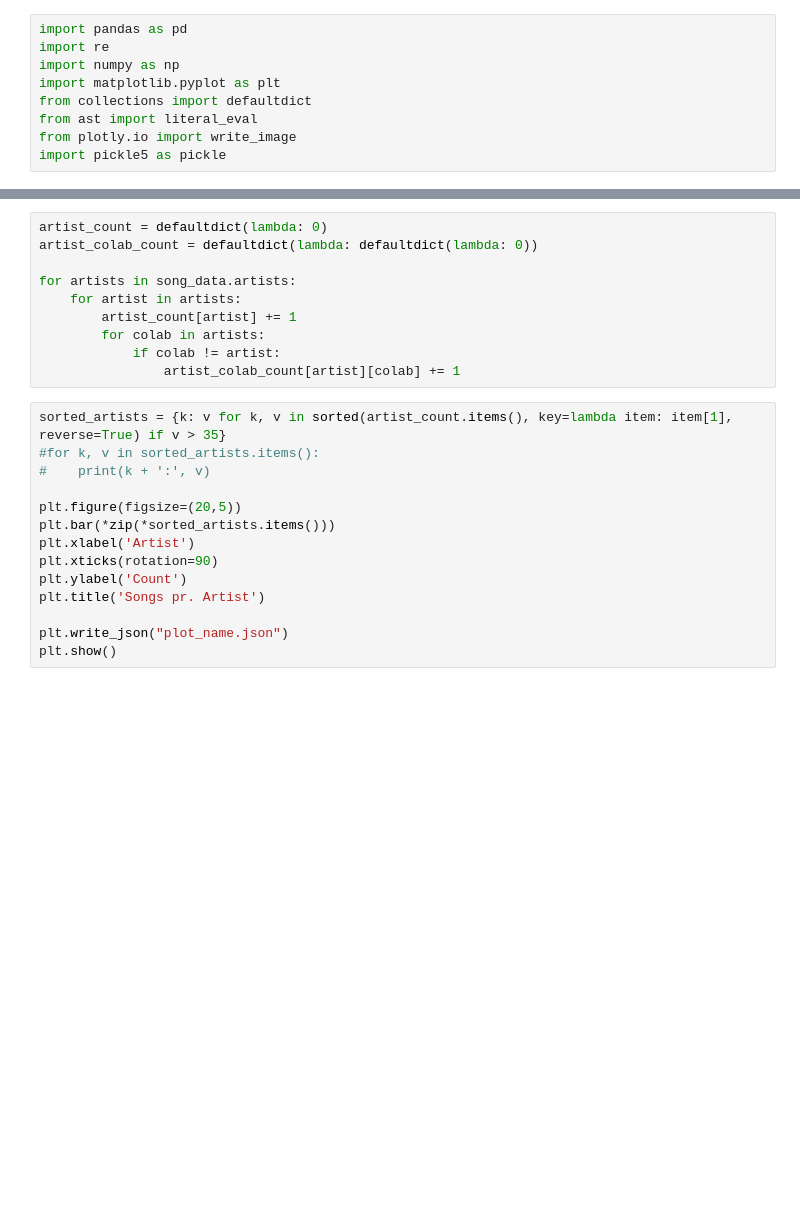
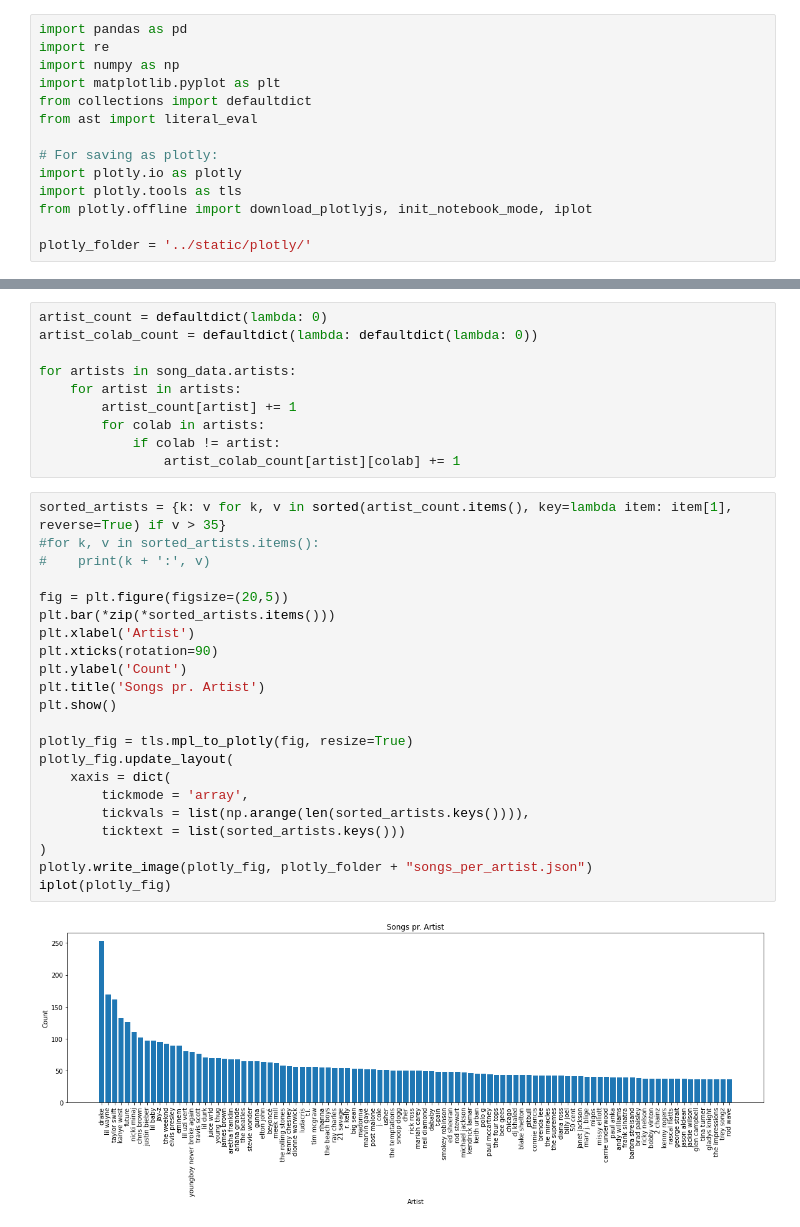
Before and after one commit to DavidAriOstenfeldt/project_website, a Jupyter notebook: Project/data_visualisation.ipynb, the cells around one changed output, grey strips where cells are left out. Drawn from its saved outputs; the diff is of its cells as text; blank space fills up the shorter version.

Commit message:
update plotly

```diff
--- a/Project/data_visualisation.ipynb
+++ b/Project/data_visualisation.ipynb
@@ -5,8 +5,13 @@ import numpy as np
 import matplotlib.pyplot as plt
 from collections import defaultdict
 from ast import literal_eval
-from plotly.io import write_image
-import pickle5 as pickle
+
+# For saving as plotly:
+import plotly.io as plotly
+import plotly.tools as tls
+from plotly.offline import download_plotlyjs, init_notebook_mode, iplot
+
+plotly_folder = '../static/plotly/'
 # %%
 song_data = pd.read_pickle('songData.df')
 song_data.head()
@@ -25,14 +35,24 @@ for artists in song_data.artists:
 # %%
 sorted_artists = {k: v for k, v in sorted(artist_count.items(), key=lambda item: item[1], reverse=True) if v > 35}
 #for k, v in sorted_artists.items():
 #    print(k + ':', v)
 
-plt.figure(figsize=(20,5))
+fig = plt.figure(figsize=(20,5))
 plt.bar(*zip(*sorted_artists.items()))
 plt.xlabel('Artist')
 plt.xticks(rotation=90)
 plt.ylabel('Count')
 plt.title('Songs pr. Artist')
+plt.show()
 
-plt.write_json("plot_name.json")
-plt.show()
+plotly_fig = tls.mpl_to_plotly(fig, resize=True)
+plotly_fig.update_layout(
+    xaxis = dict(
+        tickmode = 'array',
+        tickvals = list(np.arange(len(sorted_artists.keys()))),
+        ticktext = list(sorted_artists.keys()))
+)
+plotly.write_image(plotly_fig, plotly_folder + "songs_per_artist.json")
+iplot(plotly_fig)
+# %% [output]
+[figure, added]
```
Also changed, not shown: parts of 3 cells of this notebook, 8 other files.
